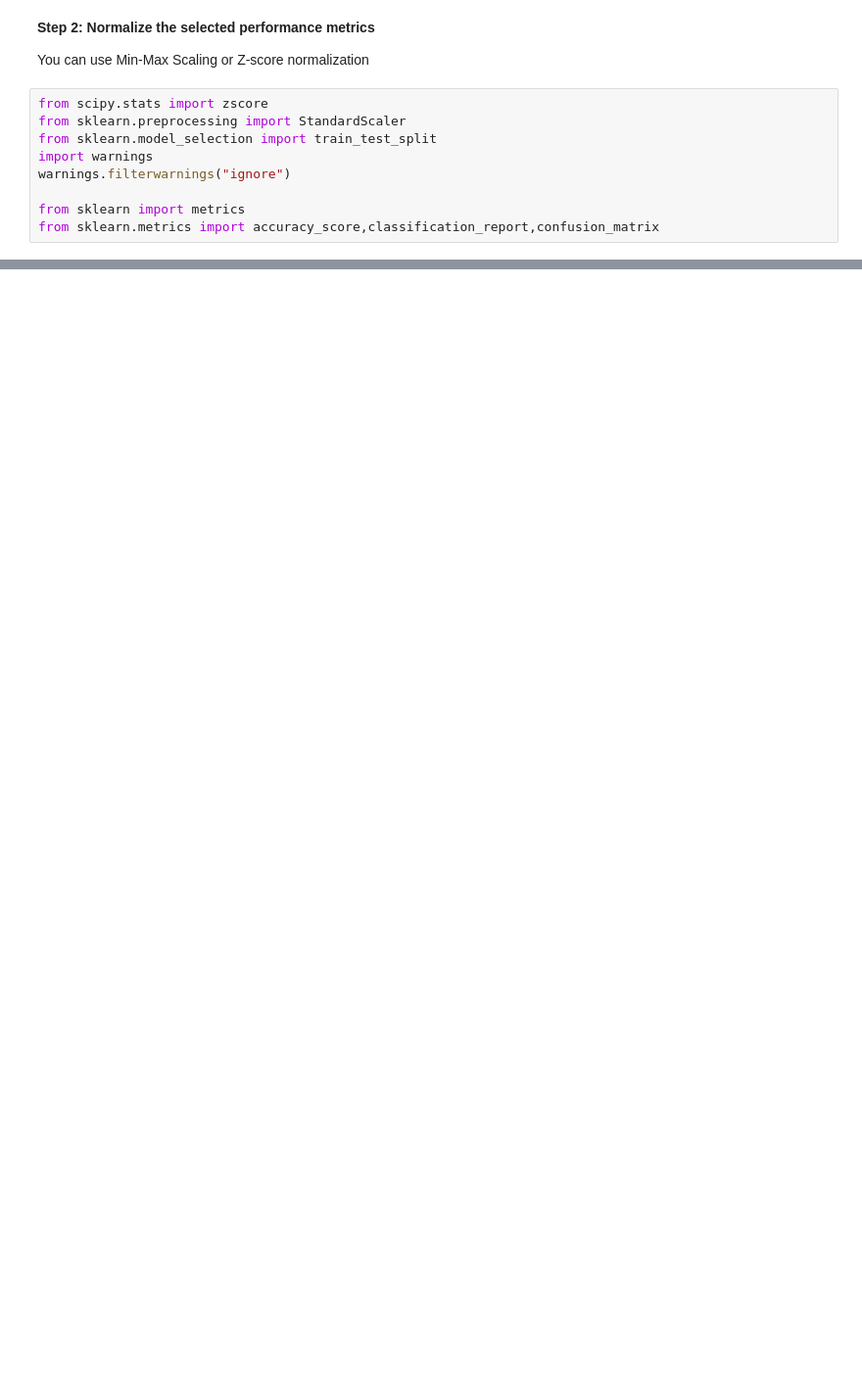
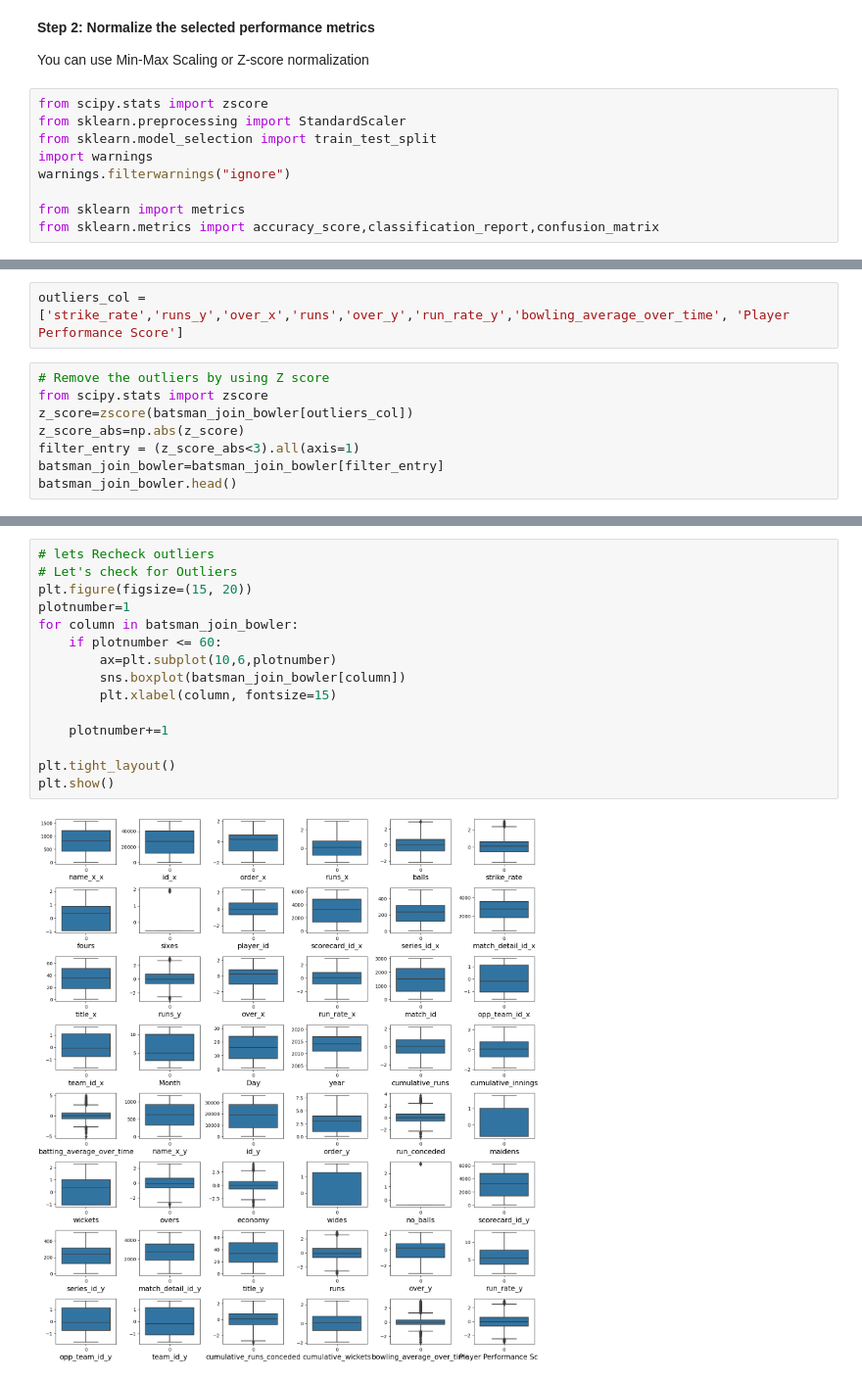
Before and after one commit to MuindeEsther/InternSavy-Projects, a Jupyter notebook: Task 3/prediction.ipynb, the cells around one changed output, grey strips where cells are left out. Shown at 98% size. Saved outputs shown, nothing was run; the diff lists cells and outputs as text; blank space fills up the shorter version.

```diff
--- a/Task 3/prediction.ipynb
+++ b/Task 3/prediction.ipynb
@@ -759,0 +877,10 @@ dtype: float64
+# %%
+outliers_col = ['strike_rate','runs_y','over_x','runs','over_y','run_rate_y','bowling_average_over_time', 'Player Performance Score']
+# %%
+# Remove the outliers by using Z score
+from scipy.stats import zscore
+z_score=zscore(batsman_join_bowler[outliers_col])
+z_score_abs=np.abs(z_score)
+filter_entry = (z_score_abs<3).all(axis=1)
+batsman_join_bowler=batsman_join_bowler[filter_entry]
+batsman_join_bowler.head()
@@ -759,0 +895,17 @@ dtype: float64
+# %%
+# lets Recheck outliers
+# Let's check for Outliers
+plt.figure(figsize=(15, 20))
+plotnumber=1
+for column in batsman_join_bowler:
+    if plotnumber <= 60:
+        ax=plt.subplot(10,6,plotnumber)
+        sns.boxplot(batsman_join_bowler[column])
+        plt.xlabel(column, fontsize=15)
+
+    plotnumber+=1
+
+plt.tight_layout()
+plt.show()
+# %% [output]
+[figure, added]
```
Also changed, not shown: parts of 45 cells of this notebook.
